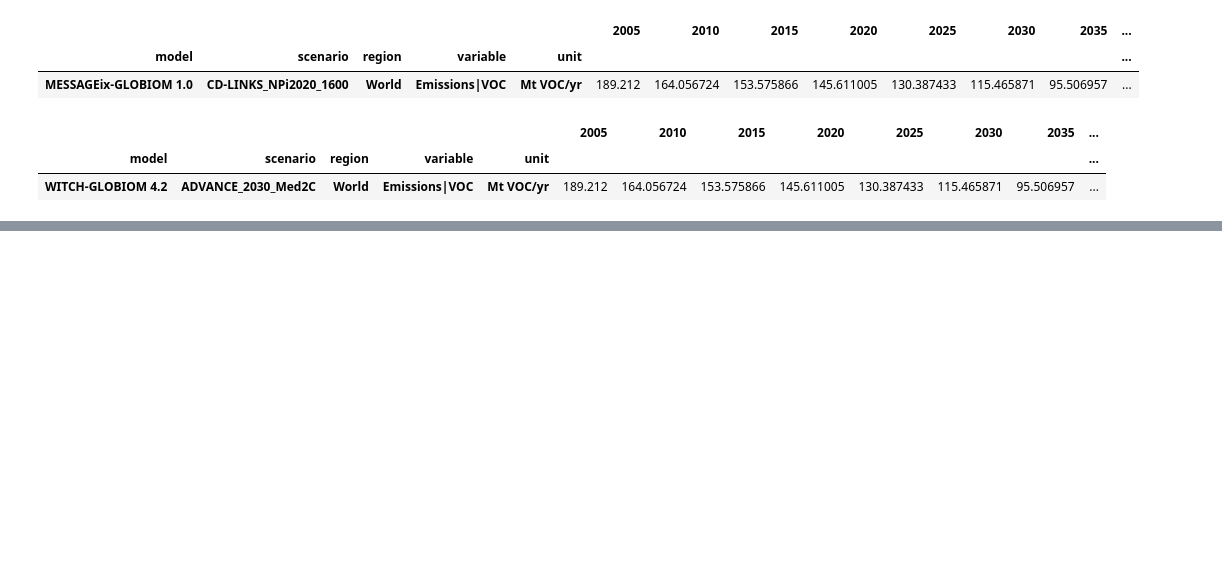
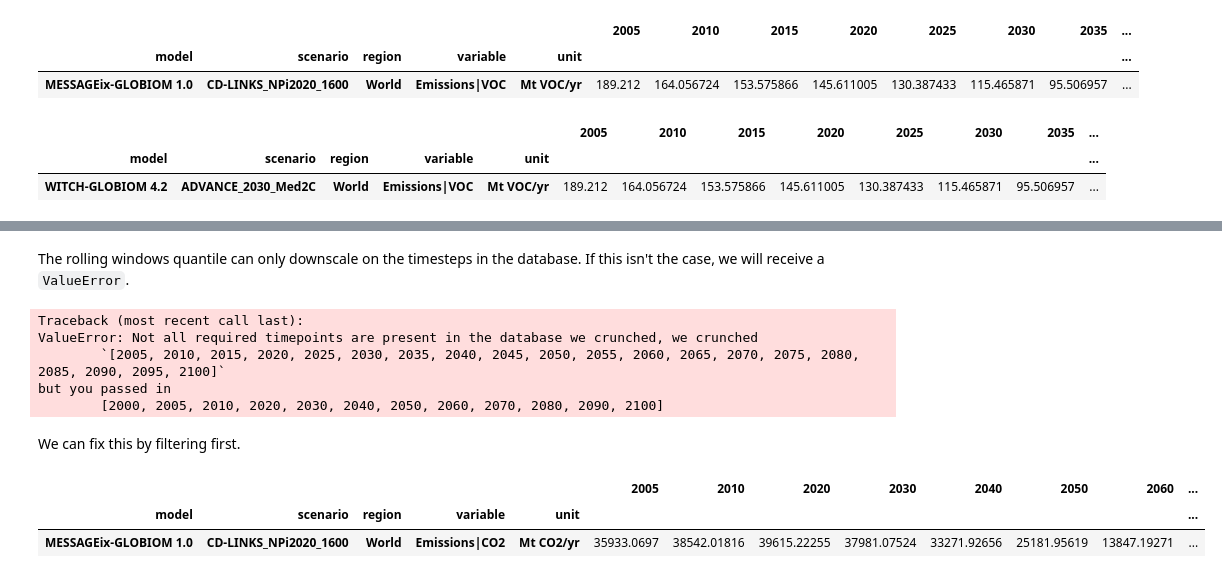
Before and after one commit to GranthamImperial/silicone, a Jupyter notebook: notebooks/infilling.ipynb, the cells around one changed output, grey strips where cells are left out. Cells and saved outputs as stored; diff of their text form; code cells hidden in the pictures; blank space fills up the shorter version.

```diff
--- a/notebooks/infilling.ipynb
+++ b/notebooks/infilling.ipynb
@@ -397,0 +439,15 @@ infilled_quantile.head()
+# %% [markdown]
+The rolling windows quantile can only downscale on the timesteps in the database. If this isn't the case, we will receive a `ValueError`.
+# %%
+try:
+    filler(filler_data)
+except ValueError:
+    traceback.print_exc(limit=0, chain=False)
+# %% [output]
+Traceback (most recent call last):
+ValueError: Not all required timepoints are present in the database we crunched, we crunched
+        `[2005, 2010, 2015, 2020, 2025, 2030, 2035, 2040, 2045, 2050, 2055, 2060, 2065, 2070, 2075, 2080, 2085, 2090, 2095, 2100]`
+but you passed in
+        [2000, 2005, 2010, 2020, 2030, 2040, 2050, 2060, 2070, 2080, 2090, 2100]
+# %% [markdown]
+We can fix this by filtering first.
@@ -397,0 +457,6 @@ infilled_quantile.head()
+# %%
+filler_data.timeseries()
+# %% [output]
+|  |  |  |  |  | 2005 | 2010 | 2020 | 2030 | 2040 | 2050 | 2060 | ... |
+| model | scenario | region | variable | unit |  |  |  |  |  |  |  | ... |
+| MESSAGEix-GLOBIOM 1.0 | CD-LINKS_NPi2020_1600 | World | Emissions|CO2 | Mt CO2/yr | 35933.0697 | 38542.01816 | 39615.22255 | 37981.07524 | 33271.92656 | 25181.95619 | 13847.19271 | ... |
```
Also changed, not shown: parts of 25 cells of this notebook, 2 other files.
